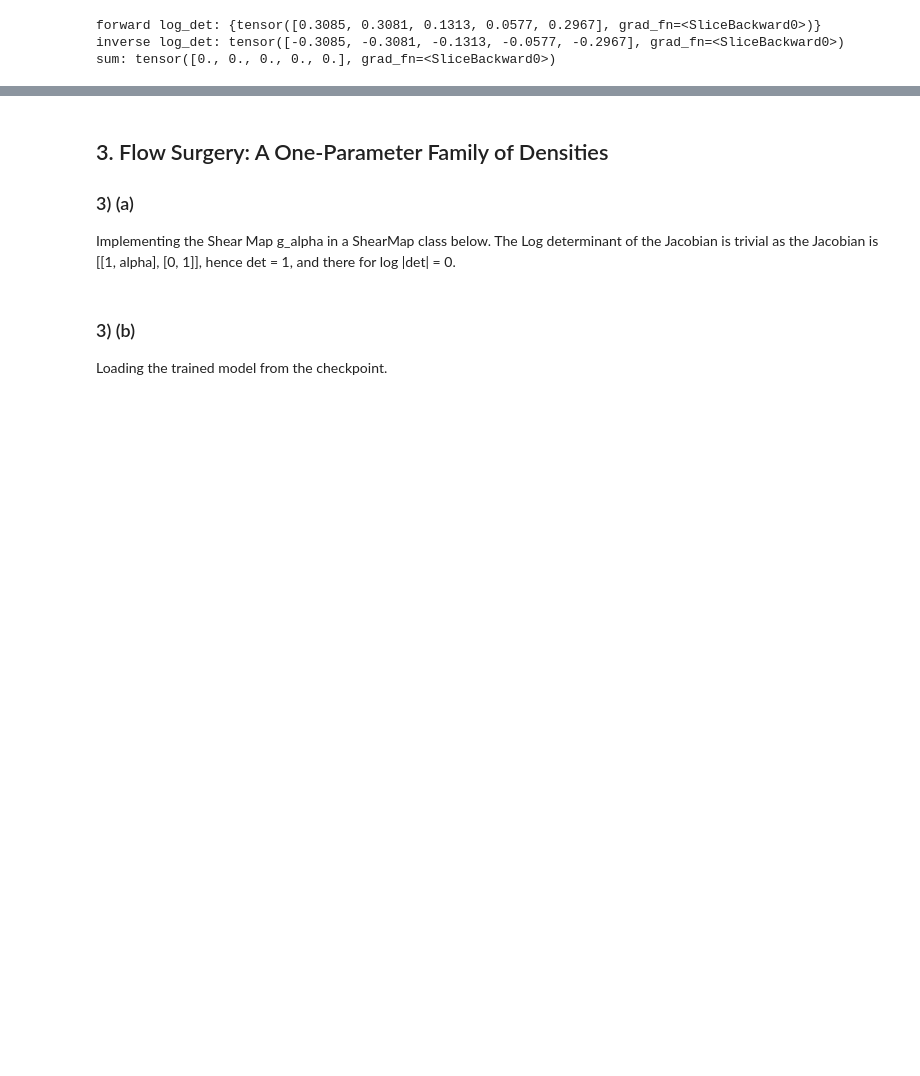
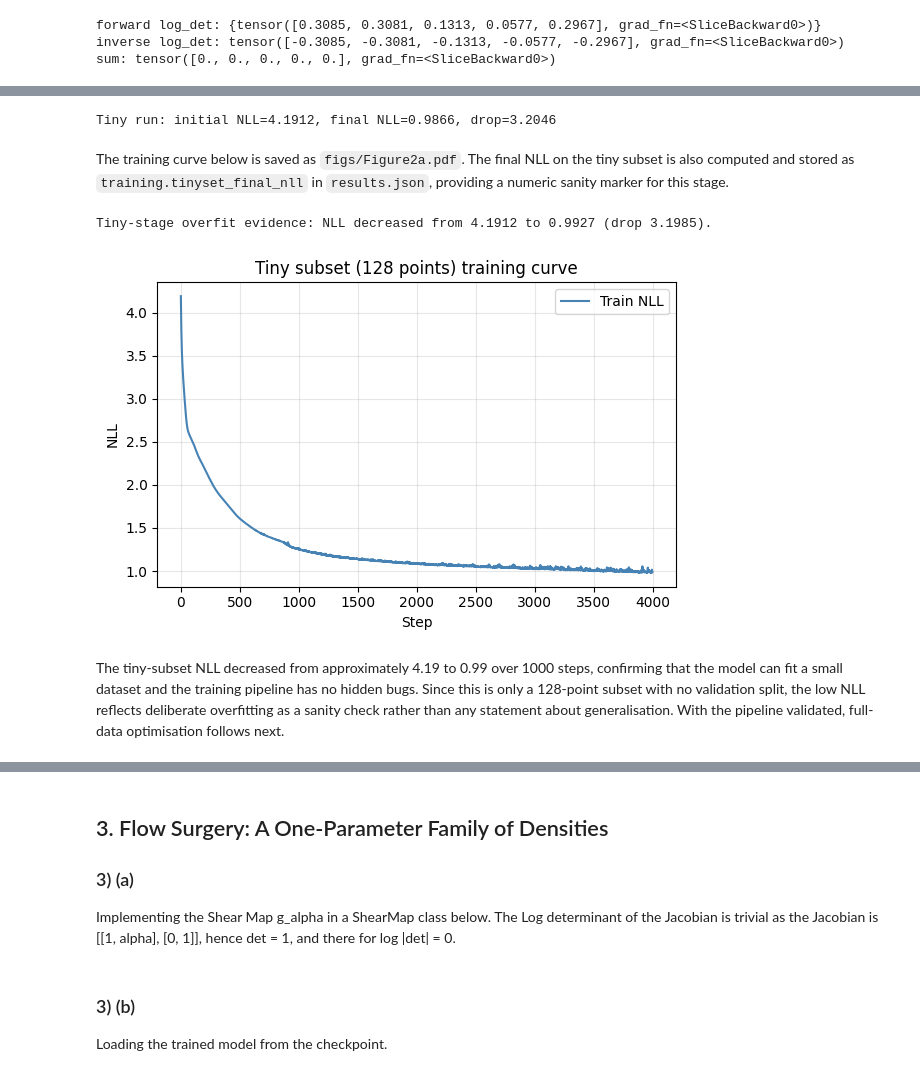
Before and after one commit to harveydgb/normalising-flow-model, a Jupyter notebook: coursework.ipynb, the cells around one changed output, grey strips where cells are left out. Drawn from its saved outputs; the diff is of its cells as text; code cells hidden in the pictures; blank space fills up the shorter version.

```diff
--- a/coursework.ipynb
+++ b/coursework.ipynb
@@ -790,0 +599,62 @@ with results_path.open("w") as f:
+# %%
+# Tiny-subset sanity run (exactly first 128 rows, as required)
+x_tiny = x_train[:128, :]
+
+# Baseline model/training setup for sanity checking only
+set_seed(GLOBAL_SEED)
+flow_tiny = Flow2D(n_layers=4, hidden=64)
+optimizer_tiny = torch.optim.Adam(flow_tiny.parameters(), lr=5e-4)
+
+n_steps_tiny = 4000
+tiny_loss_history = []
+
+flow_tiny.train()
+for step in range(n_steps_tiny):
+    optimizer_tiny.zero_grad()
+    nll = -flow_tiny.log_prob(x_tiny).mean()
+    nll.backward()
+    optimizer_tiny.step()
+    tiny_loss_history.append(nll.detach().item())
+
+tiny_initial_nll = float(tiny_loss_history[0])
+tiny_final_nll = float(tiny_loss_history[-1])
+print(f"Tiny run: initial NLL={tiny_initial_nll:.4f}, final NLL={tiny_final_nll:.4f}, drop={tiny_initial_nll - tiny_final_nll:.4f}")
+# %% [output]
+Tiny run: initial NLL=4.1912, final NLL=0.9866, drop=3.2046
+# %% [markdown]
+The training curve below is saved as `figs/Figure2a.pdf`. The final NLL on the tiny subset is also computed and stored as `training.tinyset_final_nll` in `results.json`, providing a numeric sanity marker for this stage.
+# %%
+fig, ax = plt.subplots(figsize=(6, 4))
+ax.plot(tiny_loss_history, color="steelblue", label="Train NLL")
+ax.set_xlabel("Step")
+ax.set_ylabel("NLL")
+ax.set_title("Tiny subset (128 points) training curve")
+ax.legend()
+ax.grid(True, alpha=0.3)
+plt.tight_layout()
+Path("figs").mkdir(exist_ok=True)
+fig.savefig("figs/Figure2a.pdf")
+
+flow_tiny.eval()
+with torch.no_grad():
+    final_tiny_nll = -flow_tiny.log_prob(x_tiny).mean().item()
+
+print(
+    f"Tiny-stage overfit evidence: NLL decreased from {tiny_initial_nll:.4f} to {final_tiny_nll:.4f} "
+    f"(drop {tiny_initial_nll - final_tiny_nll:.4f})."
+)
+
+# Load existing results (from 1(c)) and add training.tinyset_final_nll
+results_path = Path("results.json")
+with results_path.open("r") as f:
+    results = json.load(f)
+
+results["training"]["tinyset_final_nll"] = float(final_tiny_nll)
+
+with results_path.open("w") as f:
+    json.dump(results, f, indent=2)
+# %% [output]
+Tiny-stage overfit evidence: NLL decreased from 4.1912 to 0.9927 (drop 3.1985).
+[figure, added]
+# %% [markdown]
+The tiny-subset NLL decreased from approximately 4.19 to 0.99 over 1000 steps, confirming that the model can fit a small dataset and the training pipeline has no hidden bugs. Since this is only a 128-point subset with no validation split, the low NLL reflects deliberate overfitting as a sanity check rather than any statement about generalisation. With the pipeline validated, full-data optimisation follows next.
```
Also changed, not shown: parts of 67 cells of this notebook, 4 other files.
